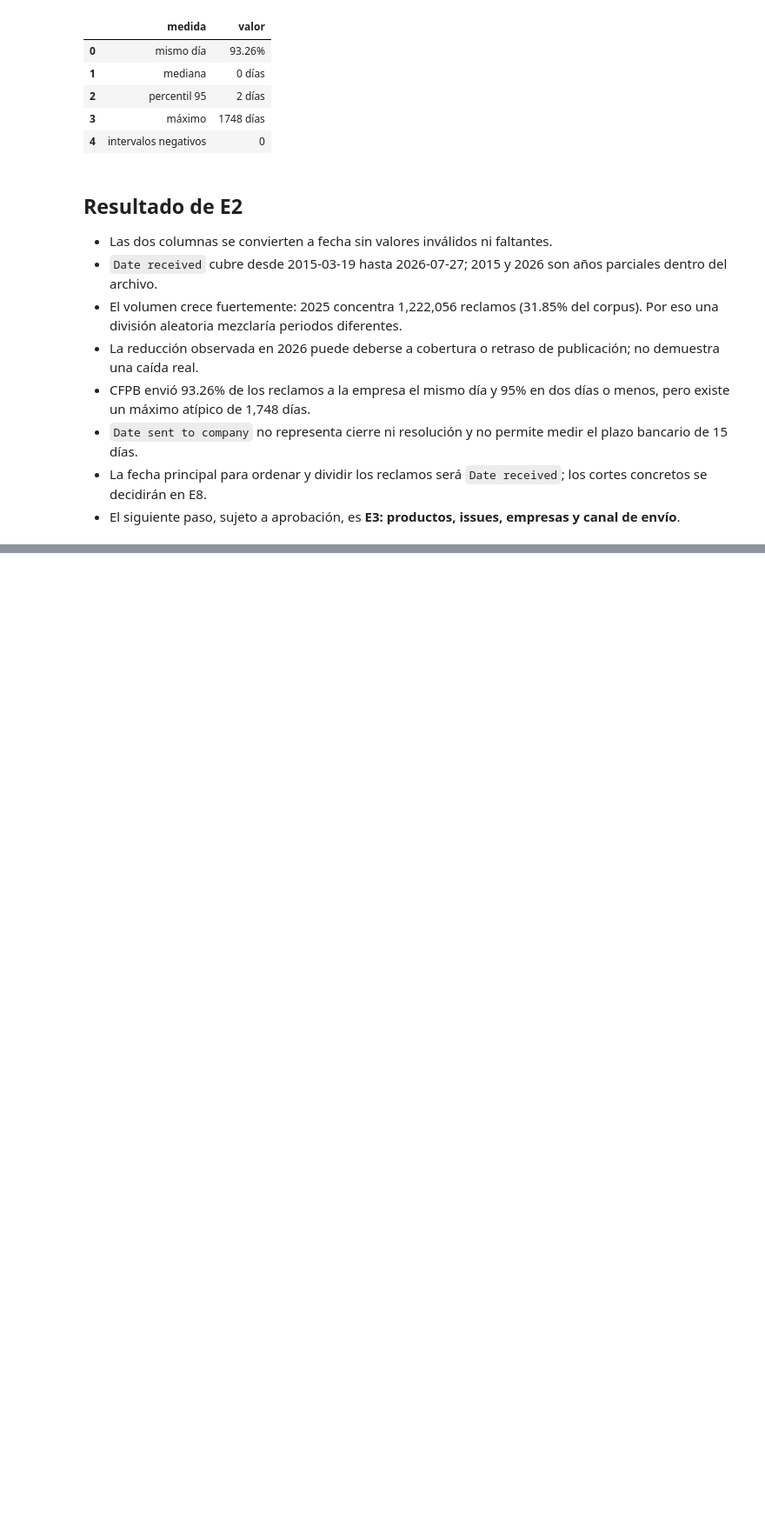
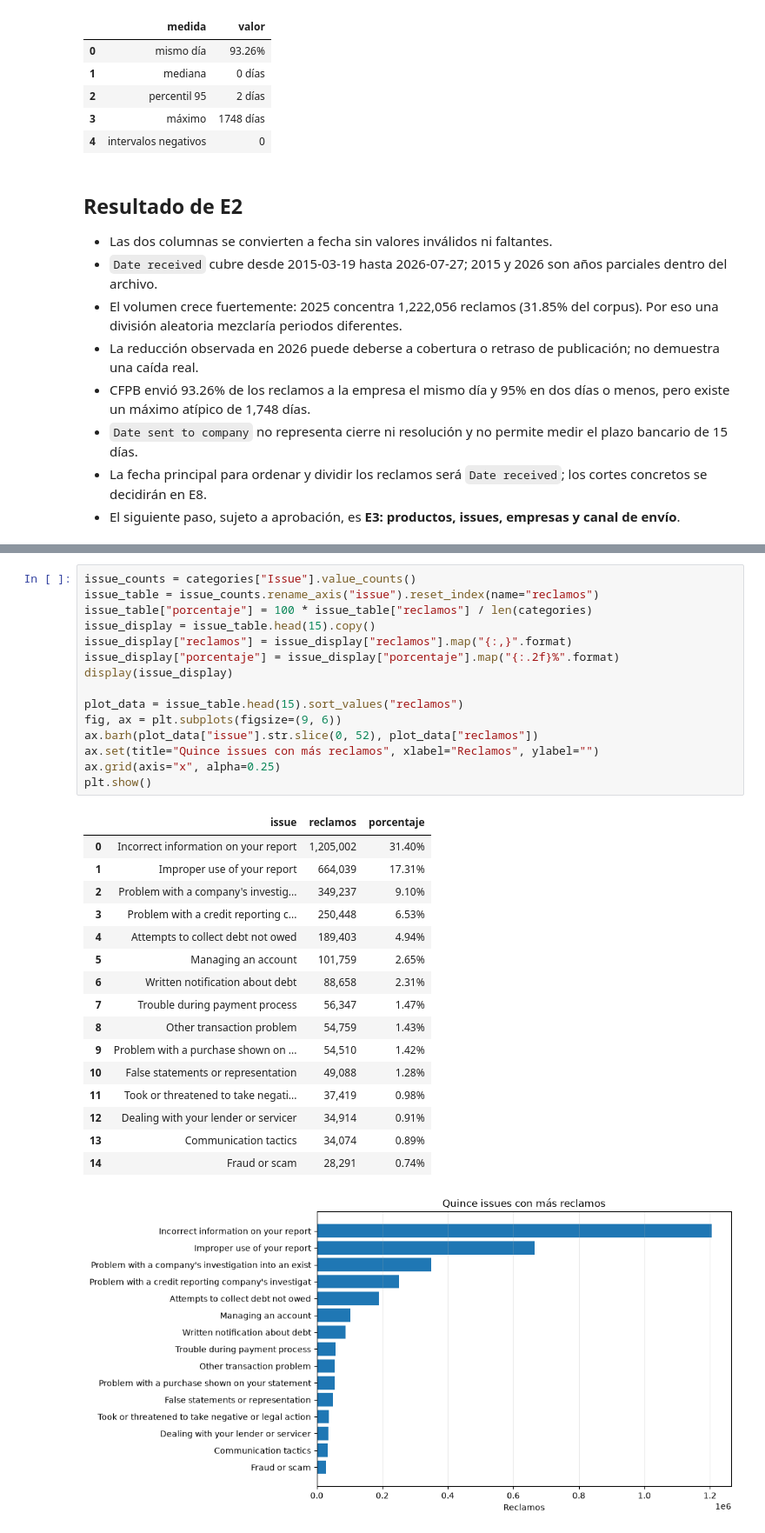
Before and after one commit to Codenid/capstone-claims-triage, a Jupyter notebook: notebooks/01_eda.ipynb, the cells around one changed output, grey strips where cells are left out. Shown at 87% size. Drawn from its saved outputs; the diff is of its cells as text; blank space fills up the shorter version.

```diff
--- a/notebooks/01_eda.ipynb
+++ b/notebooks/01_eda.ipynb
@@ -428,0 +478,33 @@ display(forwarding_summary)
+# %%
+issue_counts = categories["Issue"].value_counts()
+issue_table = issue_counts.rename_axis("issue").reset_index(name="reclamos")
+issue_table["porcentaje"] = 100 * issue_table["reclamos"] / len(categories)
+issue_display = issue_table.head(15).copy()
+issue_display["reclamos"] = issue_display["reclamos"].map("{:,}".format)
+issue_display["porcentaje"] = issue_display["porcentaje"].map("{:.2f}%".format)
+display(issue_display)
+
+plot_data = issue_table.head(15).sort_values("reclamos")
+fig, ax = plt.subplots(figsize=(9, 6))
+ax.barh(plot_data["issue"].str.slice(0, 52), plot_data["reclamos"])
+ax.set(title="Quince issues con más reclamos", xlabel="Reclamos", ylabel="")
+ax.grid(axis="x", alpha=0.25)
+plt.show()
+# %% [output]
+|  | issue | reclamos | porcentaje |
+| 0 | Incorrect information on your report | 1,205,002 | 31.40% |
+| 1 | Improper use of your report | 664,039 | 17.31% |
+| 2 | Problem with a company's investig... | 349,237 | 9.10% |
+| 3 | Problem with a credit reporting c... | 250,448 | 6.53% |
+| 4 | Attempts to collect debt not owed | 189,403 | 4.94% |
+| 5 | Managing an account | 101,759 | 2.65% |
+| 6 | Written notification about debt | 88,658 | 2.31% |
+| 7 | Trouble during payment process | 56,347 | 1.47% |
+| 8 | Other transaction problem | 54,759 | 1.43% |
+| 9 | Problem with a purchase shown on ... | 54,510 | 1.42% |
+| 10 | False statements or representation | 49,088 | 1.28% |
+| 11 | Took or threatened to take negati... | 37,419 | 0.98% |
+| 12 | Dealing with your lender or servicer | 34,914 | 0.91% |
+| 13 | Communication tactics | 34,074 | 0.89% |
+| 14 | Fraud or scam | 28,291 | 0.74% |
+[figure, added]
```
Also changed, not shown: parts of 12 cells of this notebook.
